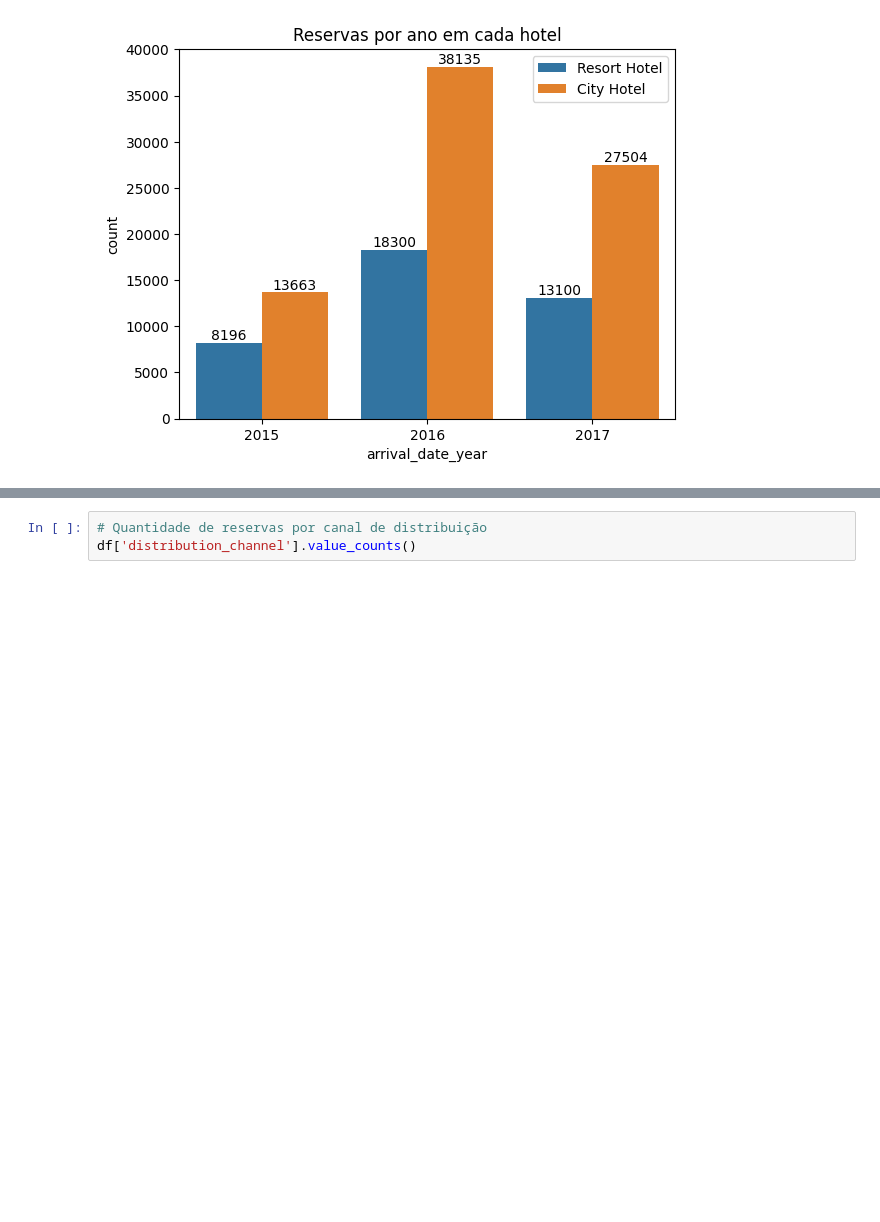
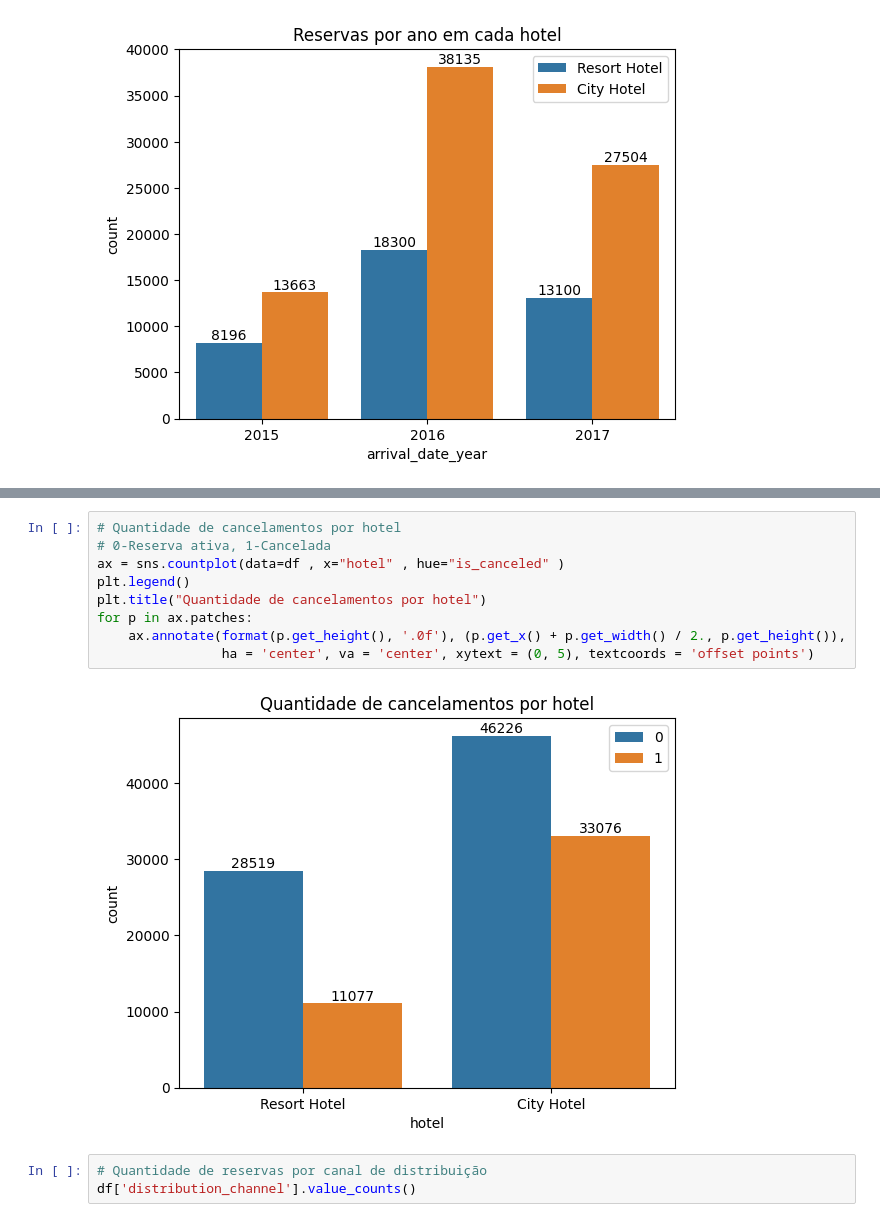
Before and after one commit to mariliafcborba/HotelBooking, a Jupyter notebook: Hotel_Booking.ipynb, the cells around one changed output, grey strips where cells are left out. Cells and saved outputs as stored; diff of their text form; blank space fills up the shorter version.

```diff
--- a/Hotel_Booking.ipynb
+++ b/Hotel_Booking.ipynb
@@ -191,3 +200,14 @@ for p in ax.patches:
+# %%
+# Quantidade de cancelamentos por hotel
+# 0-Reserva ativa, 1-Cancelada
+ax = sns.countplot(data=df , x="hotel" , hue="is_canceled" )
+plt.legend()
+plt.title("Quantidade de cancelamentos por hotel")
+for p in ax.patches:
+    ax.annotate(format(p.get_height(), '.0f'), (p.get_x() + p.get_width() / 2., p.get_height()),
+                ha = 'center', va = 'center', xytext = (0, 5), textcoords = 'offset points')
+# %% [output]
+[figure, added]
 # %%
 # Quantidade de reservas por canal de distribuição
 df['distribution_channel'].value_counts()
```
Also changed, not shown: parts of 1 cell of this notebook.
